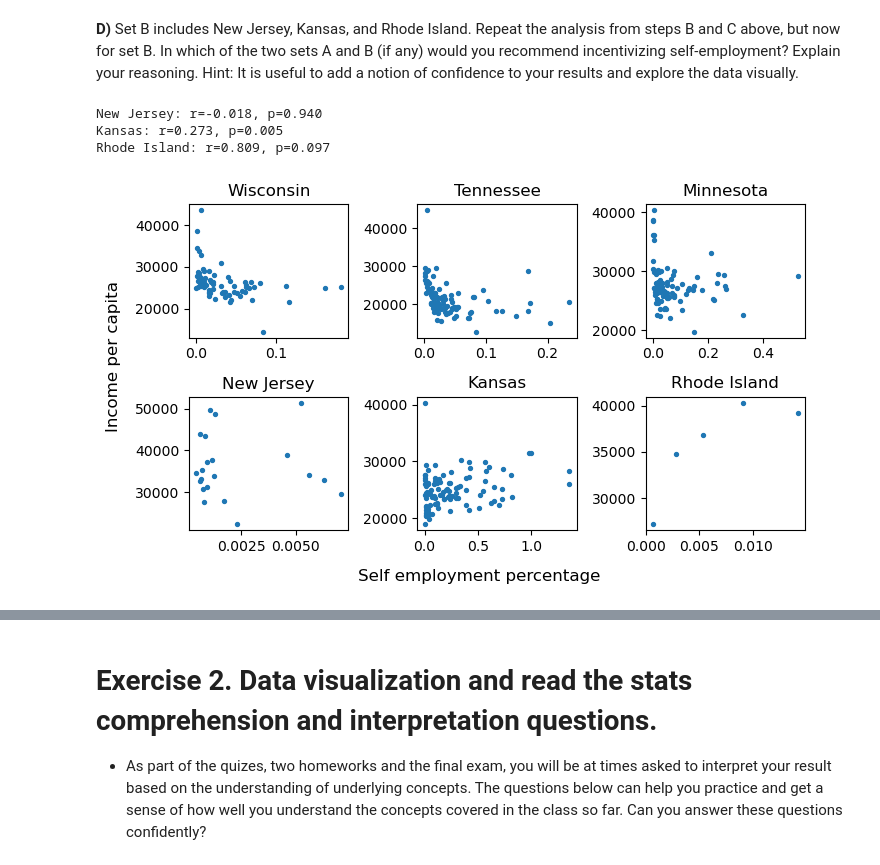
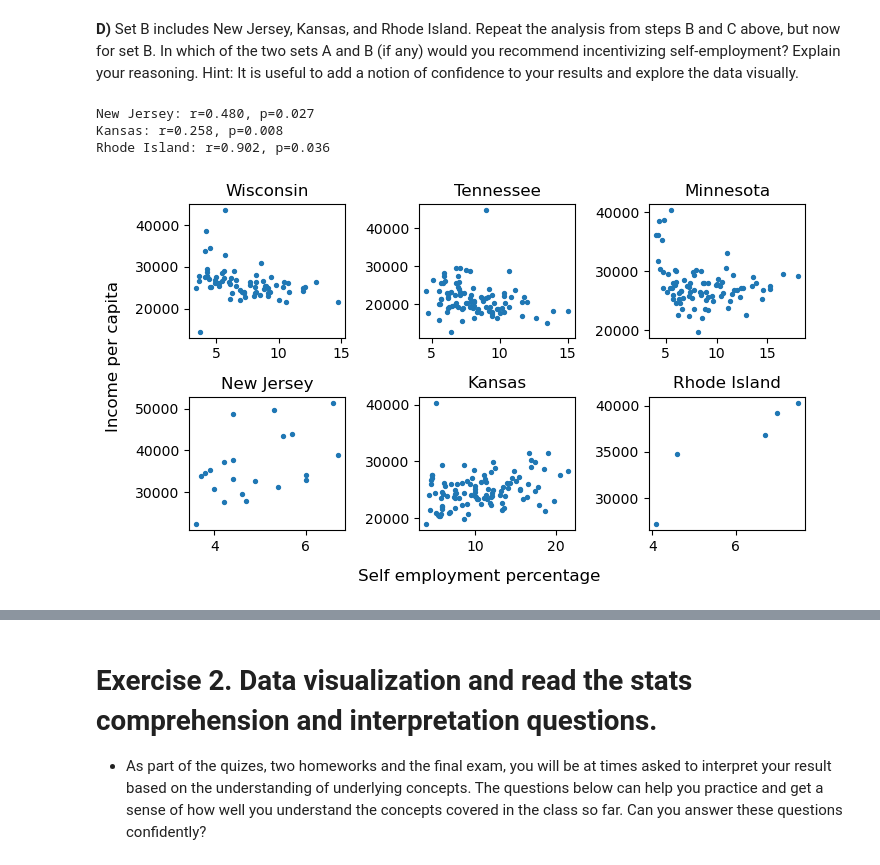
Before and after one commit to Zhang-XC/ADA2023, a Jupyter notebook: Exercises/03 - Describing data/Describing_data_exercise.ipynb, the cells around one changed output, grey strips where cells are left out. Saved outputs shown, nothing was run; the diff lists cells and outputs as text; code cells hidden in the pictures.

```diff
--- a/Exercises/03 - Describing data/Describing_data_exercise.ipynb
+++ b/Exercises/03 - Describing data/Describing_data_exercise.ipynb
@@ -171,6 +171,5 @@ Since it is unethical and impossible in this setting to run a controlled experim
 **A)** Using suitable methods, determine and quantify the dependency between the percentage of self-employed citizens and per capita income across all 3,212 US counties. Do citizens in counties that have a higher percentage of self-employed people earn more per capita?
 # %%
 ### your code and or answer here ###
-df["SelfEmployedPerc"] = df['SelfEmployed'] / df["TotalPop"]
-stats.pearsonr(df['SelfEmployedPerc'], df['IncomePerCap'])
+stats.pearsonr(df['SelfEmployed'], df['IncomePerCap'])
 # %% [output]
@@ -209,26 +222,26 @@ Minnesota: r=-0.146, p=0.178
 setB = ['New Jersey', 'Kansas', 'Rhode Island']
 for state in setB:
     r, p = stats.pearsonr(df[df['State']==state]['IncomePerCap'],
-                          df[df['State']==state]['SelfEmployedPerc'])
+                          df[df['State']==state]['SelfEmployed'])
     print('{}: r={:.3f}, p={:.3f}'.format(state, r, p))
 # %% [output]
-New Jersey: r=-0.018, p=0.940
-Kansas: r=0.273, p=0.005
-Rhode Island: r=0.809, p=0.097
+New Jersey: r=0.480, p=0.027
+Kansas: r=0.258, p=0.008
+Rhode Island: r=0.902, p=0.036
 # %%
 fig, axs = plt.subplots(nrows=2, ncols=3, figsize=(7, 4))
 for i in range(3):
-    axs[0, i].scatter(df[df['State']==setA[i]]['SelfEmployedPerc'] * 100,
+    axs[0, i].scatter(df[df['State']==setA[i]]['SelfEmployed'],
                       df[df['State']==setA[i]]['IncomePerCap'],
                       s=8)
     axs[0, i].set_title(setA[i])
-    axs[1, i].scatter(df[df['State']==setB[i]]['SelfEmployedPerc'] * 100,
+    axs[1, i].scatter(df[df['State']==setB[i]]['SelfEmployed'],
                       df[df['State']==setB[i]]['IncomePerCap'],
                       s=8)
     axs[1, i].set_title(setB[i])
 fig.text(0.34, -0.03, "Self employment percentage", fontsize=12)
 fig.text(-0.02, 0.35, "Income per capita", rotation=90, fontsize=12)
 plt.tight_layout()
 plt.show()
 # %% [output]
-[figure, old version]
+[figure, new version]
```
Also changed, not shown: parts of 13 cells of this notebook.
